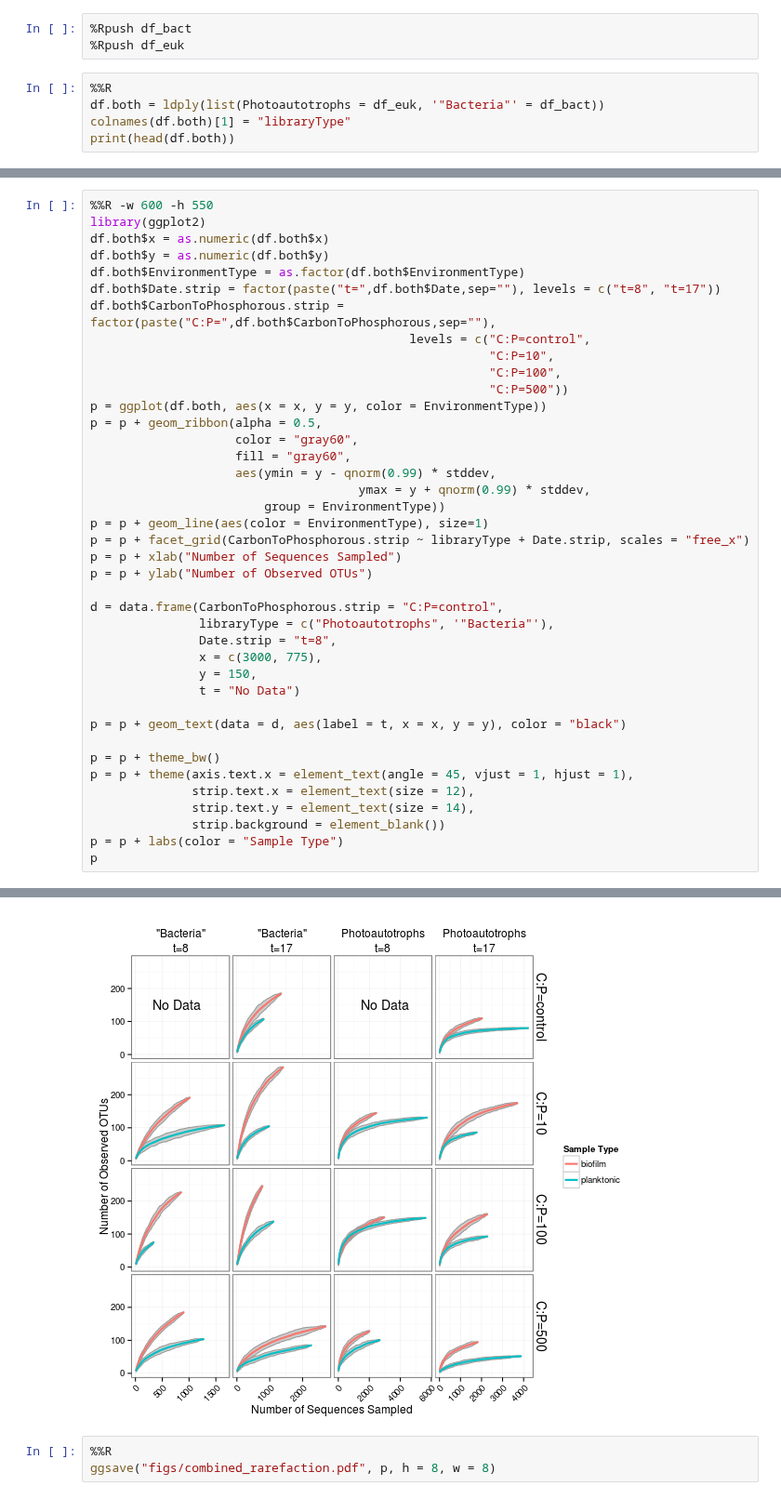
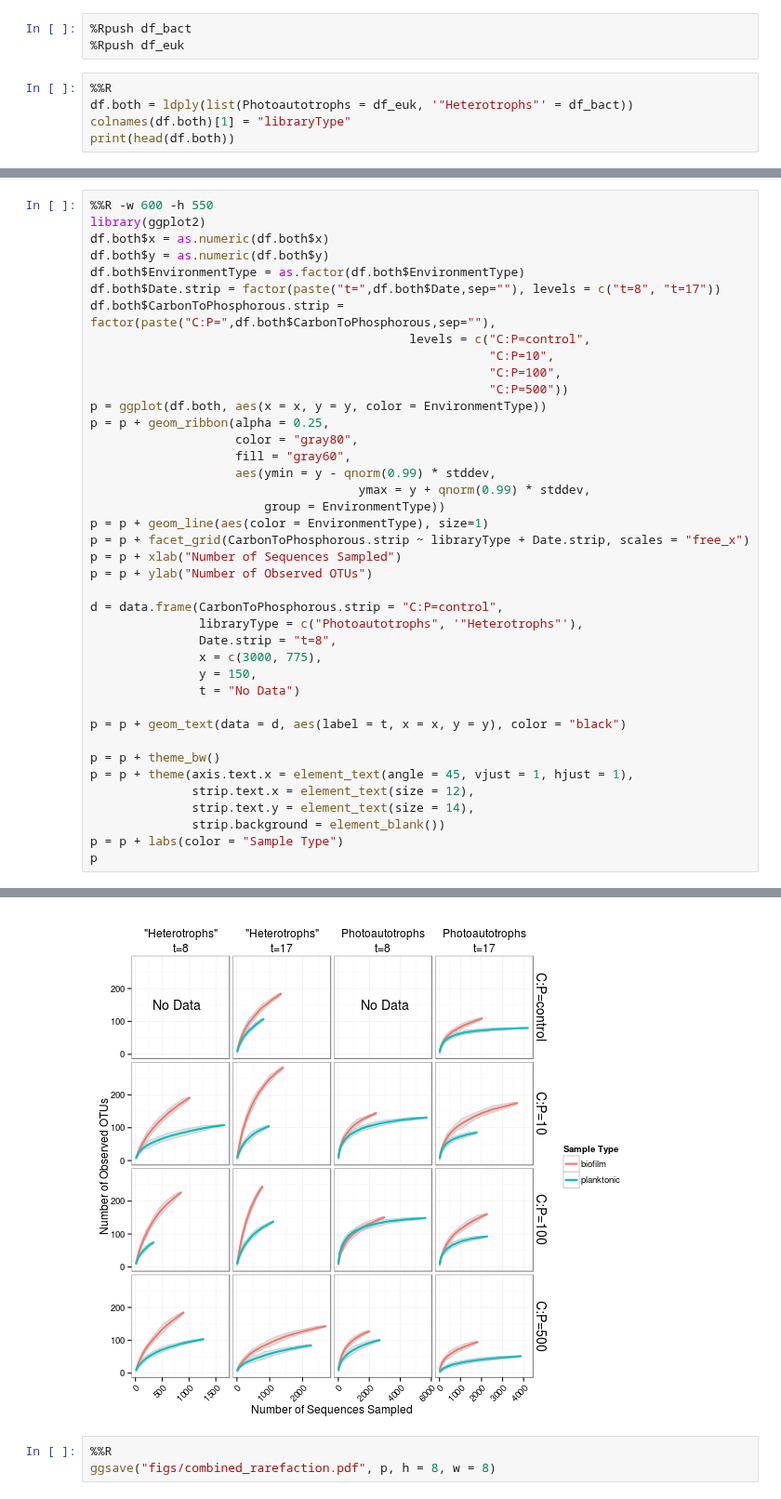
Before and after one commit to chuckpr/BvP_manuscript_figures, a Jupyter notebook: figures_and_stats/rarefaction_curves.ipynb, the cells around one changed output, grey strips where cells are left out. Shown at 93% size. Drawn from its saved outputs; the diff is of its cells as text.

```diff
--- a/figures_and_stats/rarefaction_curves.ipynb
+++ b/figures_and_stats/rarefaction_curves.ipynb
@@ -167,7 +167,7 @@ df_euk = com.convert_to_r_dataframe(df_euk)
 %Rpush df_euk
 # %%
 %%R
-df.both = ldply(list(Photoautotrophs = df_euk, '"Bacteria"' = df_bact))
+df.both = ldply(list(Photoautotrophs = df_euk, '"Heterotrophs"' = df_bact))
 colnames(df.both)[1] = "libraryType"
 print(head(df.both))
 # %% [output]
@@ -200,37 +200,37 @@ df.both$CarbonToPhosphorous.strip = factor(paste("C:P=",df.both$CarbonToPhosphor
                                                        "C:P=10",
                                                        "C:P=100",
                                                        "C:P=500"))
 p = ggplot(df.both, aes(x = x, y = y, color = EnvironmentType))
-p = p + geom_ribbon(alpha = 0.5,
-                    color = "gray60",
+p = p + geom_ribbon(alpha = 0.25,
+                    color = "gray80",
                     fill = "gray60",
                     aes(ymin = y - qnorm(0.99) * stddev,
                                      ymax = y + qnorm(0.99) * stddev,
                         group = EnvironmentType))
 p = p + geom_line(aes(color = EnvironmentType), size=1)
 p = p + facet_grid(CarbonToPhosphorous.strip ~ libraryType + Date.strip, scales = "free_x")
 p = p + xlab("Number of Sequences Sampled")
 p = p + ylab("Number of Observed OTUs")
 
 d = data.frame(CarbonToPhosphorous.strip = "C:P=control",
-               libraryType = c("Photoautotrophs", '"Bacteria"'),
+               libraryType = c("Photoautotrophs", '"Heterotrophs"'),
                Date.strip = "t=8",
                x = c(3000, 775),
                y = 150,
                t = "No Data")
 
 p = p + geom_text(data = d, aes(label = t, x = x, y = y), color = "black")
 
 p = p + theme_bw()
 p = p + theme(axis.text.x = element_text(angle = 45, vjust = 1, hjust = 1),
               strip.text.x = element_text(size = 12),
               strip.text.y = element_text(size = 14),
               strip.background = element_blank())
 p = p + labs(color = "Sample Type")
 p
 # %% [output]
 Don't know how to automatically pick scale for object of type AsIs. Defaulting to continuous
-[figure, old version]
+[figure, new version]
 # %%
 %%R
 ggsave("figs/combined_rarefaction.pdf", p, h = 8, w = 8)
```
Also changed, not shown: parts of 5 cells of this notebook, 14 other files.
